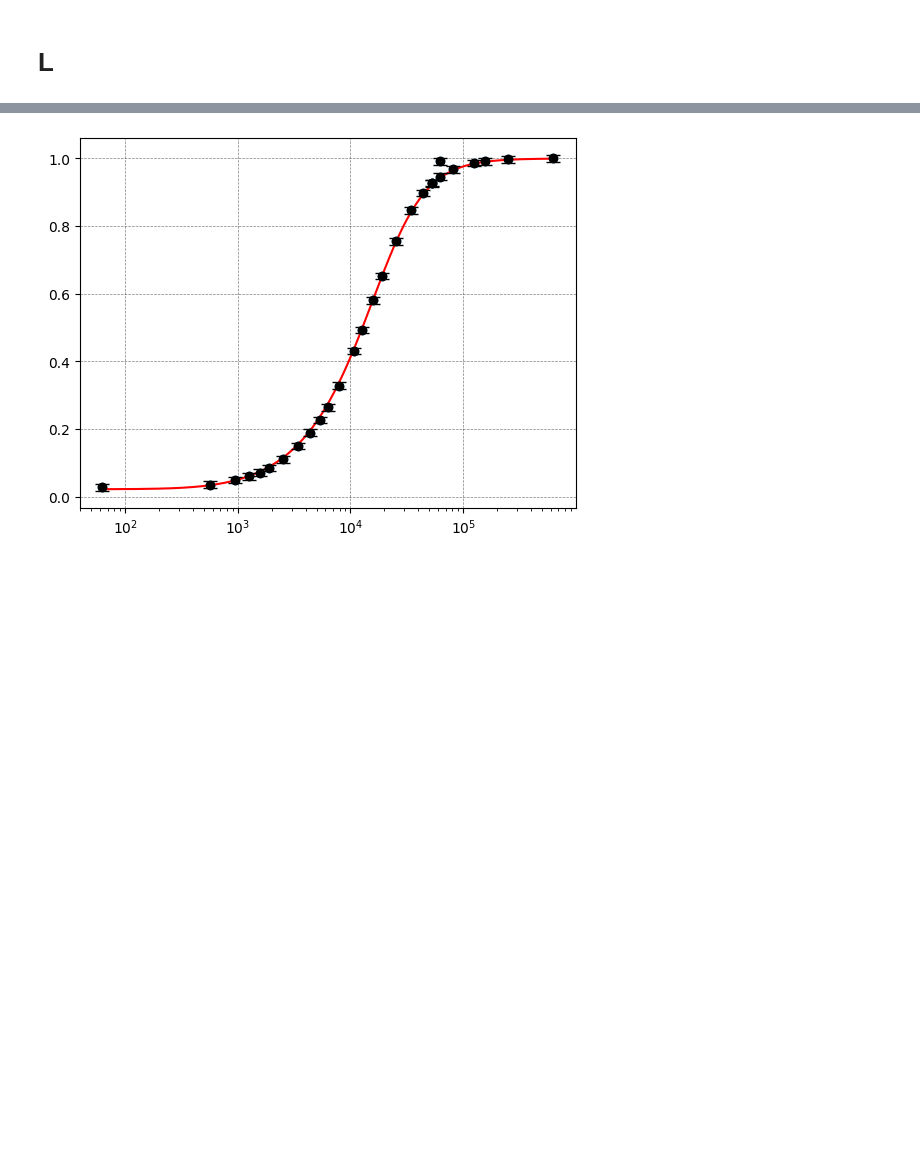
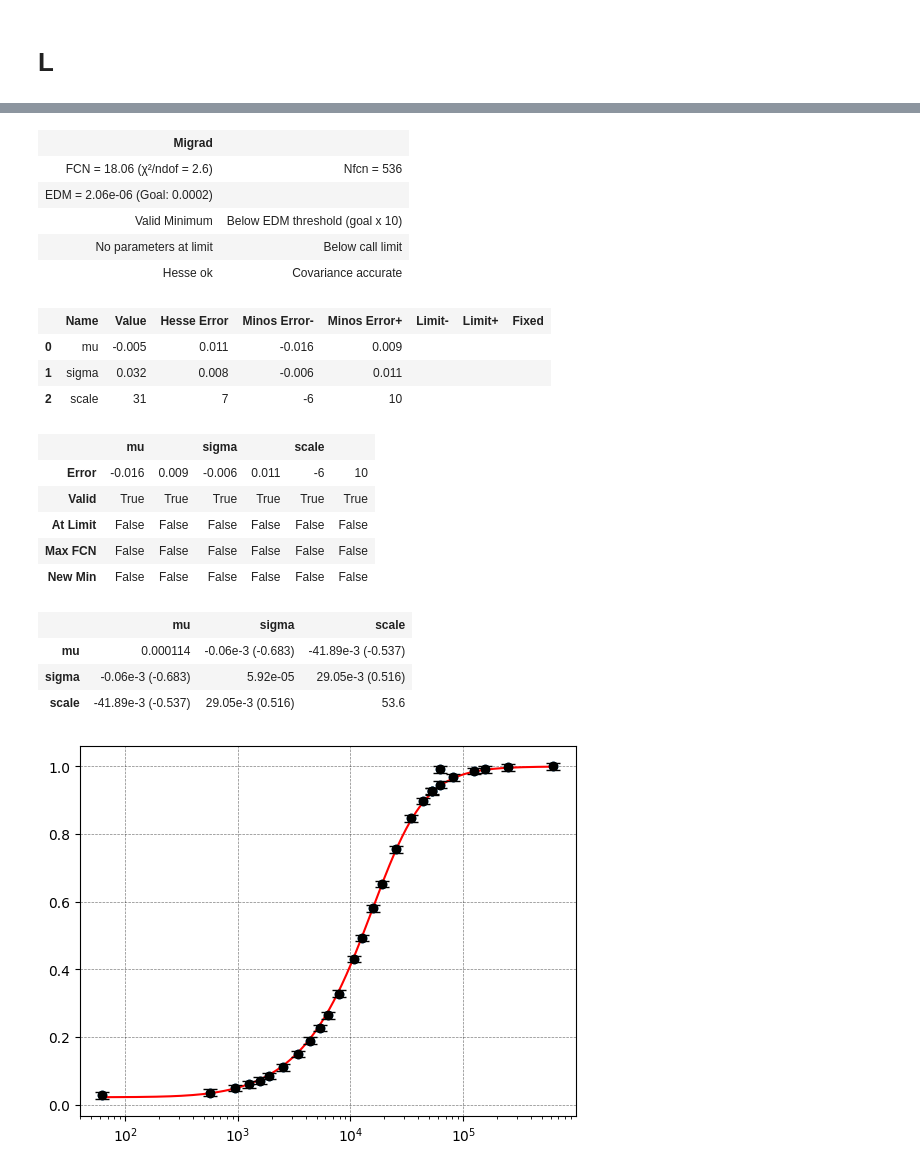
Before and after one commit to Yedi278/Lab2, a Jupyter notebook: Circuiti_3/RL.ipynb, the cells around one changed output, grey strips where cells are left out. Saved outputs shown, nothing was run; the diff lists cells and outputs as text; code cells hidden in the pictures; blank space fills up the shorter version.

```diff
--- a/Circuiti_3/RL.ipynb
+++ b/Circuiti_3/RL.ipynb
@@ -178,3 +155,31 @@ plt.show()
+# %%
+a, b = np.histogram(res, bins=10)
+c = ExtendedBinnedNLL(a,b, normal_scaled_cdf)
+m = Minuit(c, mu=0, sigma=1, scale=30)
+m.migrad()
+m.minos()
+m.hesse()
+# %% [output]
+| Migrad |  |
+| FCN = 18.06 (χ²/ndof = 2.6) | Nfcn = 536 |
+| EDM = 2.06e-06 (Goal: 0.0002) |  |
+| Valid Minimum | Below EDM threshold (goal x 10) |
+| No parameters at limit | Below call limit |
+| Hesse ok | Covariance accurate |
+|  | Name | Value | Hesse Error | Minos Error- | Minos Error+ | Limit- | Limit+ | Fixed |
+| 0 | mu | -0.005 | 0.011 | -0.016 | 0.009 |  |  |  |
+| 1 | sigma | 0.032 | 0.008 | -0.006 | 0.011 |  |  |  |
+| 2 | scale | 31 | 7 | -6 | 10 |  |  |  |
+|  | mu |  | sigma |  | scale |  |
+| Error | -0.016 | 0.009 | -0.006 | 0.011 | -6 | 10 |
+| Valid | True | True | True | True | True | True |
+| At Limit | False | False | False | False | False | False |
+| Max FCN | False | False | False | False | False | False |
+| New Min | False | False | False | False | False | False |
+|  | mu | sigma | scale |
+| mu | 0.000114 | -0.06e-3 (-0.683) | -41.89e-3 (-0.537) |
+| sigma | -0.06e-3 (-0.683) | 5.92e-05 | 29.05e-3 (0.516) |
+| scale | -41.89e-3 (-0.537) | 29.05e-3 (0.516) | 53.6 |
 # %%
 f_m = Fit(freqs*2*np.pi, V_l, G_L, 0.01, kwargs={'R':1e3, 'R_L':50, 'L':0.04})
 f_m.fit()
```
Also changed, not shown: parts of 6 cells of this notebook.
